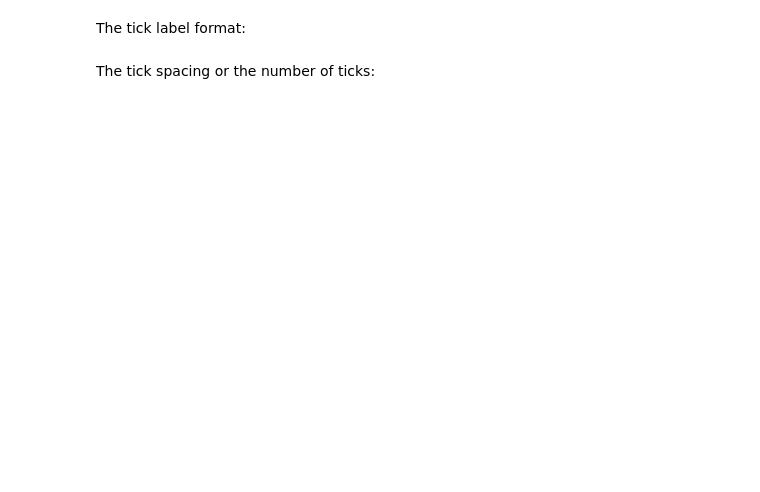
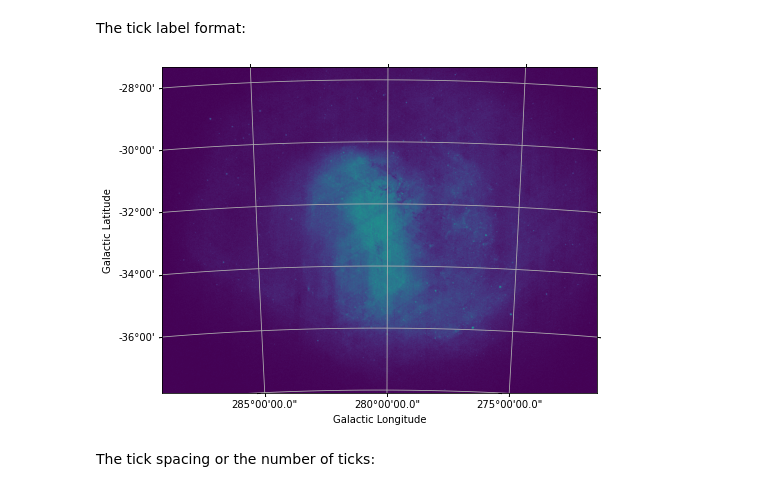
Before and after one commit to bsipocz/ASTR497, a Jupyter notebook: astropy_notebooks/08-wcsaxes.ipynb, the cells around one changed output. Saved outputs shown, nothing was run; the diff lists cells and outputs as text; code cells hidden in the pictures; blank space fills up the shorter version.

```diff
--- a/astropy_notebooks/08-wcsaxes.ipynb
+++ b/astropy_notebooks/08-wcsaxes.ipynb
@@ -56,4 +95,10 @@ The object you have for each coordinate can then be used to customize it, for ex
 # %% [markdown]
 The tick label format:
+# %%
+lon.set_major_formatter('dd:mm:ss.s')
+lat.set_major_formatter('dd:mm')
+ax.figure
+# %% [output]
+[figure, added]
 # %% [markdown]
 The tick spacing or the number of ticks:
```
Also changed, not shown: parts of 22 cells of this notebook, 3 other files.
